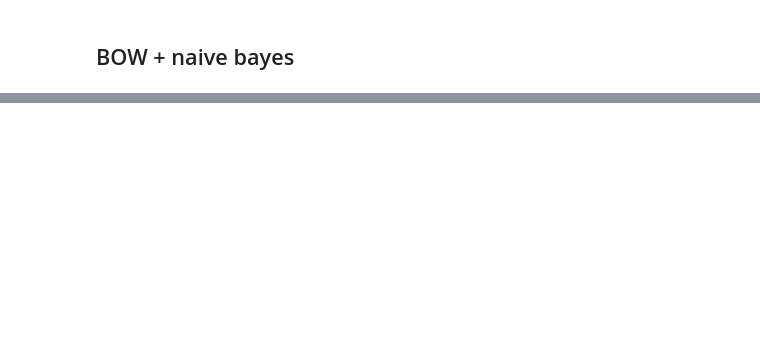
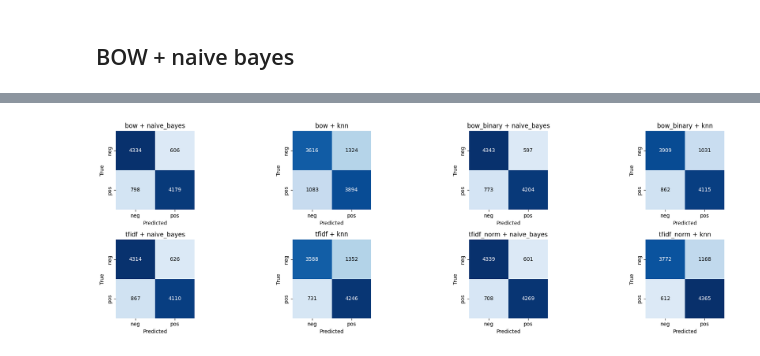
Before and after one commit to Sifat-Ahmed/imdb-movie-classification, a Jupyter notebook: notebooks/Step_2_ML_classification.ipynb, the cells around one changed output, grey strips where cells are left out. Saved outputs shown, nothing was run; the diff lists cells and outputs as text; code cells hidden in the pictures; blank space fills up the shorter version.

Commit message:
fixed issues with densesparse, added ML models, verified

```diff
--- a/notebooks/Step_2_ML_classification.ipynb
+++ b/notebooks/Step_2_ML_classification.ipynb
@@ -90,0 +90,9 @@ MemoryError: Unable to allocate 4.70 GiB for an array with shape (19758, 63814)
+# %%
+summary = []
+for r in results:
+    acc = accuracy_score(r["y_true"], r["y_pred"])
+    f1  = f1_score(r["y_true"], r["y_pred"])
+    summary.append({"vectorizer": r["vectorizer"], "model": r["model"], "accuracy": acc, "f1": f1})
+
+results_df = pd.DataFrame(summary).sort_values(["accuracy", "f1"], ascending=False).reset_index(drop=True)
+results_df
@@ -90,0 +116,5 @@ MemoryError: Unable to allocate 4.70 GiB for an array with shape (19758, 63814)
+# %%
+for r in results:
+    print("="*60)
+    print(f"Vectorizer: {r['vectorizer']} | Model: {r['model']}")
+    print(classification_report(r["y_true"], r["y_pred"], target_names=["neg","pos"]))
@@ -90,0 +139,47 @@ MemoryError: Unable to allocate 4.70 GiB for an array with shape (19758, 63814)
+# %%
+def plot_cm_grid(results, n_rows=2, n_cols=4, cmap="Blues"):
+    total = len(results)
+    per_fig = n_rows * n_cols
+    num_figs = math.ceil(total / per_fig)
+
+    # global max for consistent color scaling
+    global_max = max(
+        confusion_matrix(r["y_true"], r["y_pred"], labels=[0, 1]).max()
+        for r in results
+    )
+
+    for f in range(num_figs):
+        sub = results[f*per_fig : (f+1)*per_fig]
+        fig, axes = plt.subplots(n_rows, n_cols)
+        axes = np.atleast_1d(axes).ravel()
+
+        for ax, r in zip(axes, sub):
+            cm = confusion_matrix(r["y_true"], r["y_pred"], labels=[0, 1])
+            hm = sns.heatmap(
+                cm, annot=False, cmap=cmap, cbar=False, square=True,
+                xticklabels=["neg","pos"], yticklabels=["neg","pos"], ax=ax,
+                vmin=0, vmax=global_max  # global intensity
+            )
+            ax.set_title(f"{r['vectorizer']} + {r['model']}")
+            ax.set_xlabel("Predicted"); ax.set_ylabel("True")
+
+            # contrast-aware annotations
+            for i in range(cm.shape[0]):
+                for j in range(cm.shape[1]):
+                    val = cm[i, j]
+                    frac = val / global_max if global_max else 0.0
+                    color = "white" if frac > 0.5 else "black"
+                    ax.text(j + 0.5, i + 0.5, f"{val}",
+                            ha="center", va="center",
+                            color=color, fontsize=10)
+
+        # turn off unused axes
+        for ax in axes[len(sub):]:
+            ax.axis("off")
+
+        plt.tight_layout()
+        plt.show()
+
+plot_cm_grid(results, n_rows=2, n_cols=4)
+# %% [output]
+[figure, added]
```
Also changed, not shown: parts of 15 cells of this notebook, 8 other files.
